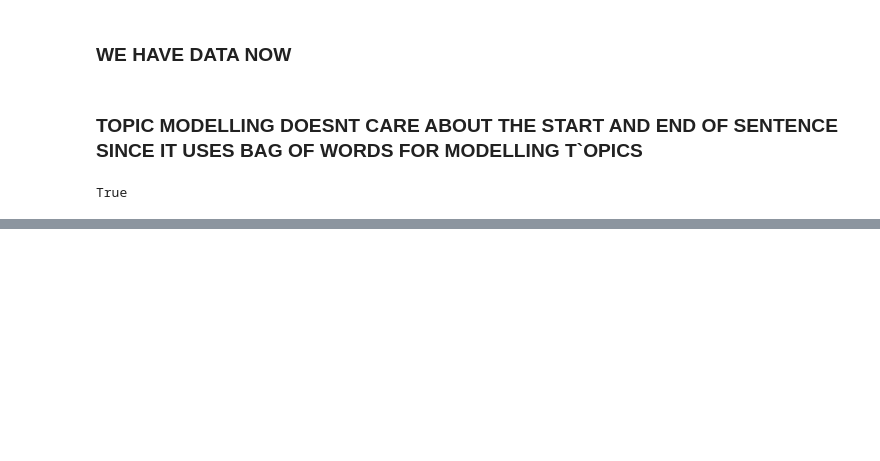
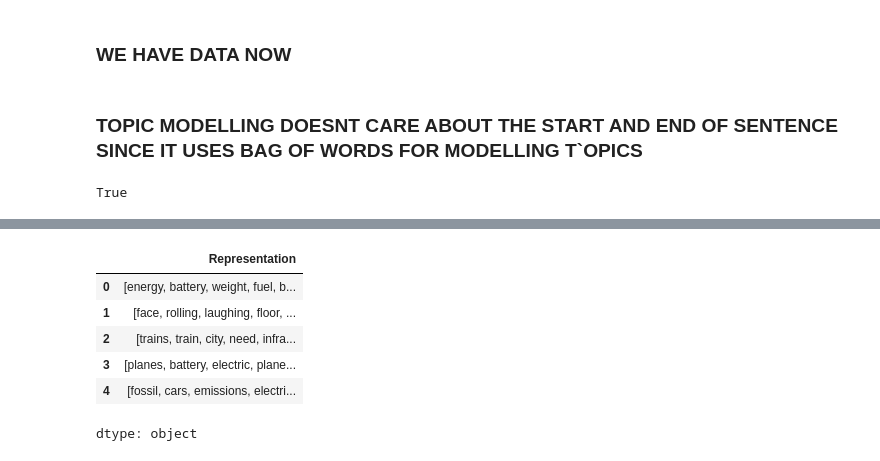
Before and after one commit to varshil009/Youtube-Comment-Sections-Analysis, a Jupyter notebook: YOUTUBE_DATA.ipynb, the cells around one changed output, grey strips where cells are left out. Saved outputs shown, nothing was run; the diff lists cells and outputs as text; code cells hidden in the pictures; blank space fills up the shorter version.

```diff
--- a/YOUTUBE_DATA.ipynb
+++ b/YOUTUBE_DATA.ipynb
@@ -189,0 +217,11 @@ ValueError: n_components=50 must be between 0 and min(n_samples, n_features)=10
+# %%
+df = topic_model.get_topic_info()
+df.Representation[:5]
+# %% [output]
+|  | Representation |
+| 0 | [energy, battery, weight, fuel, b... |
+| 1 | [face, rolling, laughing, floor, ... |
+| 2 | [trains, train, city, need, infra... |
+| 3 | [planes, battery, electric, plane... |
+| 4 | [fossil, cars, emissions, electri... |
+dtype: object
```
Also changed, not shown: parts of 36 cells of this notebook.
